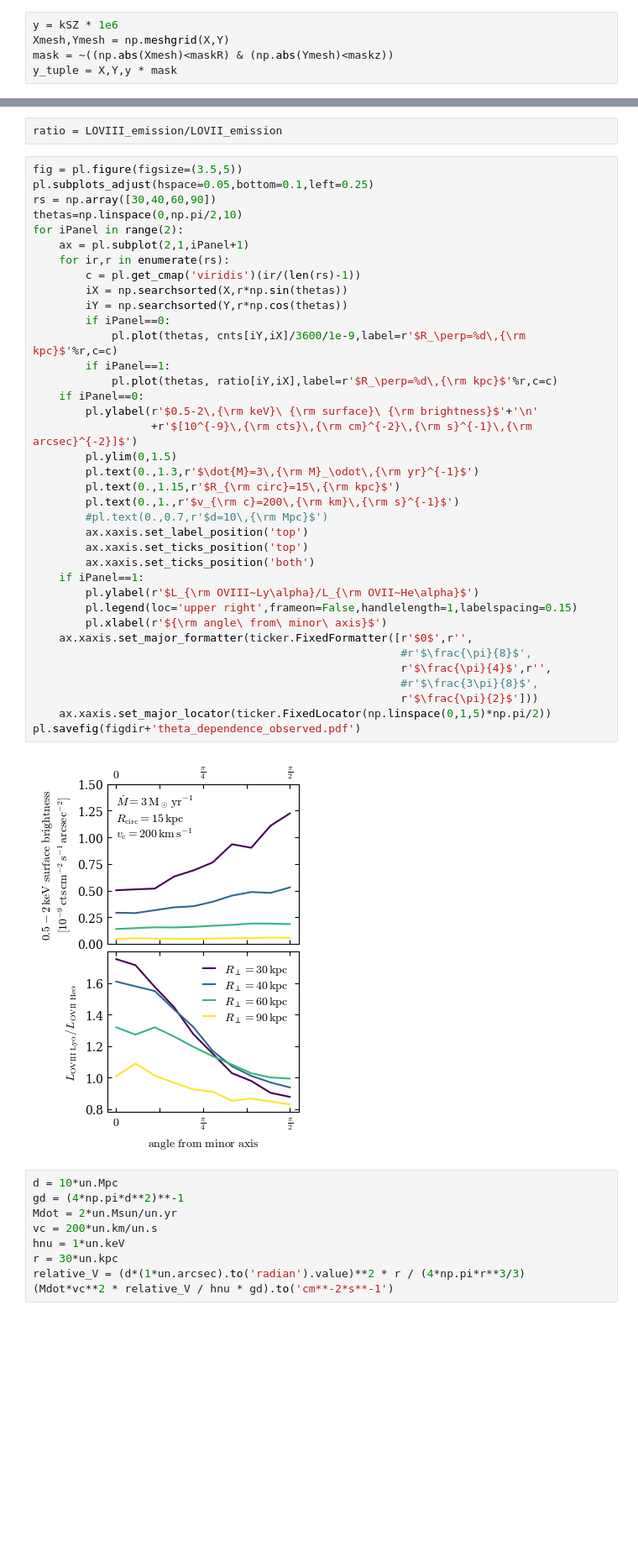
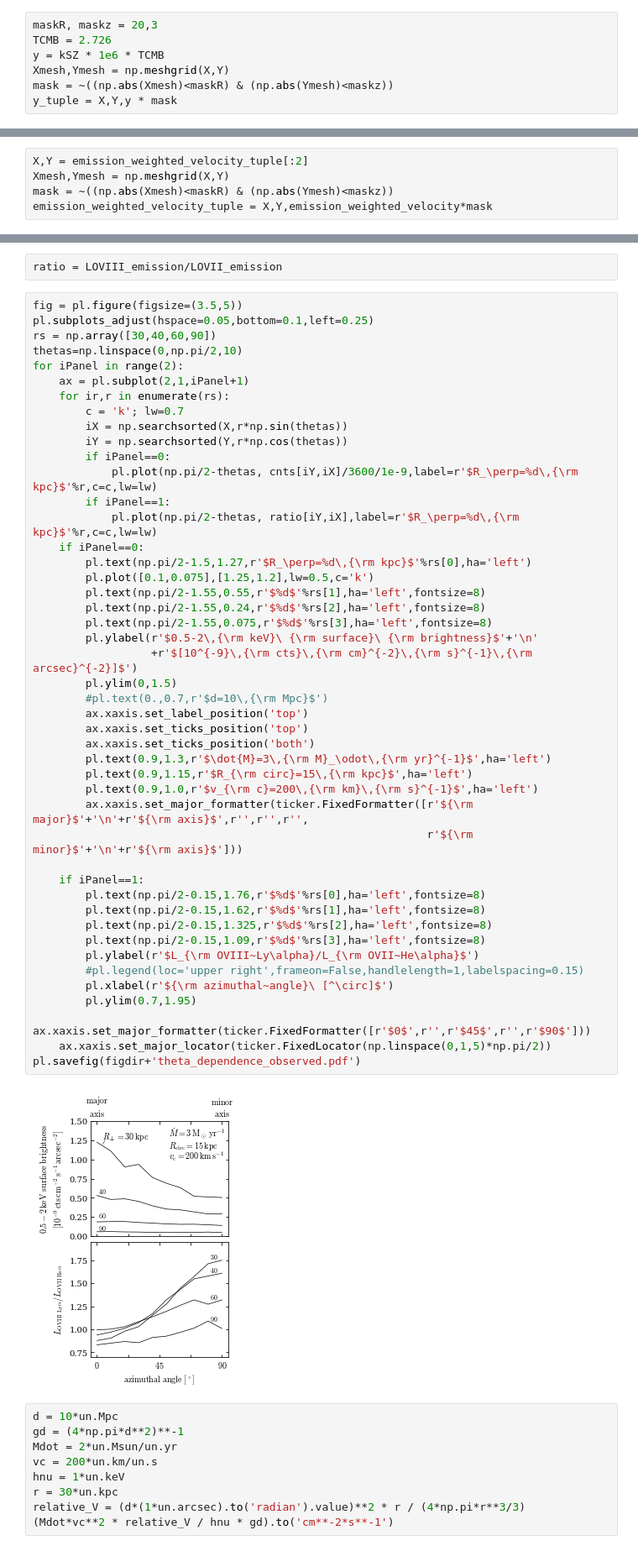
Before and after one commit to JonathanSternAstro/gizmo_analysis, a Jupyter notebook: ipynb/subsonic_solution/observables.ipynb, the cells around one changed output, grey strips where cells are left out. Shown at 84% size. Cells and saved outputs as stored; diff of their text form; blank space fills up the shorter version.

```diff
--- a/ipynb/subsonic_solution/observables.ipynb
+++ b/ipynb/subsonic_solution/observables.ipynb
@@ -118,5 +114,7 @@ maskR, maskz = 20,3
 # %%
-y = kSZ * 1e6
+maskR, maskz = 20,3
+TCMB = 2.726
+y = kSZ * 1e6 * TCMB
 Xmesh,Ymesh = np.meshgrid(X,Y)
 mask = ~((np.abs(Xmesh)<maskR) & (np.abs(Ymesh)<maskz))
 y_tuple = X,Y,y * mask
@@ -223,0 +221,5 @@ yt : [INFO     ] 2023-05-28 14:14:49,257 Making a FITS image of field velocity_x
+# %%
+X,Y = emission_weighted_velocity_tuple[:2]
+Xmesh,Ymesh = np.meshgrid(X,Y)
+mask = ~((np.abs(Xmesh)<maskR) & (np.abs(Ymesh)<maskz))
+emission_weighted_velocity_tuple = X,Y,emission_weighted_velocity*mask
@@ -377,42 +388,51 @@ ratio = LOVIII_emission/LOVII_emission
 # %%
 fig = pl.figure(figsize=(3.5,5))
 pl.subplots_adjust(hspace=0.05,bottom=0.1,left=0.25)
 rs = np.array([30,40,60,90])
 thetas=np.linspace(0,np.pi/2,10)
 for iPanel in range(2):
     ax = pl.subplot(2,1,iPanel+1)
     for ir,r in enumerate(rs):
-        c = pl.get_cmap('viridis')(ir/(len(rs)-1))
+        c = 'k'; lw=0.7
         iX = np.searchsorted(X,r*np.sin(thetas))
         iY = np.searchsorted(Y,r*np.cos(thetas))
         if iPanel==0:
-            pl.plot(thetas, cnts[iY,iX]/3600/1e-9,label=r'$R_\perp=%d\,{\rm kpc}$'%r,c=c)
+            pl.plot(np.pi/2-thetas, cnts[iY,iX]/3600/1e-9,label=r'$R_\perp=%d\,{\rm kpc}$'%r,c=c,lw=lw)
         if iPanel==1:
-            pl.plot(thetas, ratio[iY,iX],label=r'$R_\perp=%d\,{\rm kpc}$'%r,c=c)
+            pl.plot(np.pi/2-thetas, ratio[iY,iX],label=r'$R_\perp=%d\,{\rm kpc}$'%r,c=c,lw=lw)
     if iPanel==0:
+        pl.text(np.pi/2-1.5,1.27,r'$R_\perp=%d\,{\rm kpc}$'%rs[0],ha='left')
+        pl.plot([0.1,0.075],[1.25,1.2],lw=0.5,c='k')
+        pl.text(np.pi/2-1.55,0.55,r'$%d$'%rs[1],ha='left',fontsize=8)
+        pl.text(np.pi/2-1.55,0.24,r'$%d$'%rs[2],ha='left',fontsize=8)
+        pl.text(np.pi/2-1.55,0.075,r'$%d$'%rs[3],ha='left',fontsize=8)
         pl.ylabel(r'$0.5-2\,{\rm keV}\ {\rm surface}\ {\rm brightness}$'+'\n'
                   +r'$[10^{-9}\,{\rm cts}\,{\rm cm}^{-2}\,{\rm s}^{-1}\,{\rm arcsec}^{-2}]$')
         pl.ylim(0,1.5)
-        pl.text(0.,1.3,r'$\dot{M}=3\,{\rm M}_\odot\,{\rm yr}^{-1}$')
-        pl.text(0.,1.15,r'$R_{\rm circ}=15\,{\rm kpc}$')
-        pl.text(0.,1.,r'$v_{\rm c}=200\,{\rm km}\,{\rm s}^{-1}$')
         #pl.text(0.,0.7,r'$d=10\,{\rm Mpc}$')
         ax.xaxis.set_label_position('top')
         ax.xaxis.set_ticks_position('top')
         ax.xaxis.set_ticks_position('both')
+        pl.text(0.9,1.3,r'$\dot{M}=3\,{\rm M}_\odot\,{\rm yr}^{-1}$',ha='left')
+        pl.text(0.9,1.15,r'$R_{\rm circ}=15\,{\rm kpc}$',ha='left')
+        pl.text(0.9,1.0,r'$v_{\rm c}=200\,{\rm km}\,{\rm s}^{-1}$',ha='left')
+        ax.xaxis.set_major_formatter(ticker.FixedFormatter([r'${\rm major}$'+'\n'+r'${\rm axis}$',r'',r'',r'',
+                                                            r'${\rm minor}$'+'\n'+r'${\rm axis}$']))
+
     if iPanel==1:
+        pl.text(np.pi/2-0.15,1.76,r'$%d$'%rs[0],ha='left',fontsize=8)
+        pl.text(np.pi/2-0.15,1.62,r'$%d$'%rs[1],ha='left',fontsize=8)
+        pl.text(np.pi/2-0.15,1.325,r'$%d$'%rs[2],ha='left',fontsize=8)
+        pl.text(np.pi/2-0.15,1.09,r'$%d$'%rs[3],ha='left',fontsize=8)
         pl.ylabel(r'$L_{\rm OVIII~Ly\alpha}/L_{\rm OVII~He\alpha}$')
-        pl.legend(loc='upper right',frameon=False,handlelength=1,labelspacing=0.15)
-        pl.xlabel(r'${\rm angle\ from\ minor\ axis}$')
-    ax.xaxis.set_major_formatter(ticker.FixedFormatter([r'$0$',r'',
-                                                        #r'$\frac{\pi}{8}$',
-                                                        r'$\frac{\pi}{4}$',r'',
-                                                        #r'$\frac{3\pi}{8}$',
-                                                        r'$\frac{\pi}{2}$']))
+        #pl.legend(loc='upper right',frameon=False,handlelength=1,labelspacing=0.15)
+        pl.xlabel(r'${\rm azimuthal~angle}\ [^\circ]$')
+        pl.ylim(0.7,1.95)
+        ax.xaxis.set_major_formatter(ticker.FixedFormatter([r'$0$',r'',r'$45$',r'',r'$90$']))
     ax.xaxis.set_major_locator(ticker.FixedLocator(np.linspace(0,1,5)*np.pi/2))
 pl.savefig(figdir+'theta_dependence_observed.pdf')
 # %% [output]
-[figure, old version]
+[figure, new version]
 # %%
 d = 10*un.Mpc
 gd = (4*np.pi*d**2)**-1
```
Also changed, not shown: parts of 49 cells of this notebook, 7 other files.
